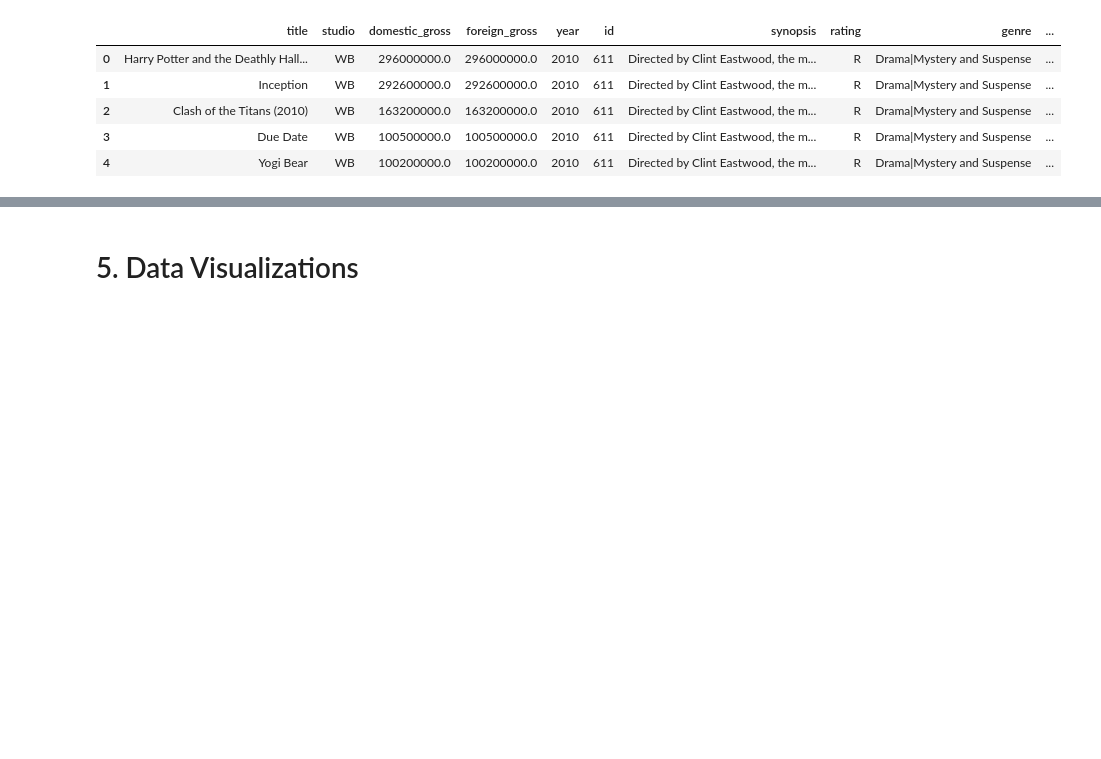
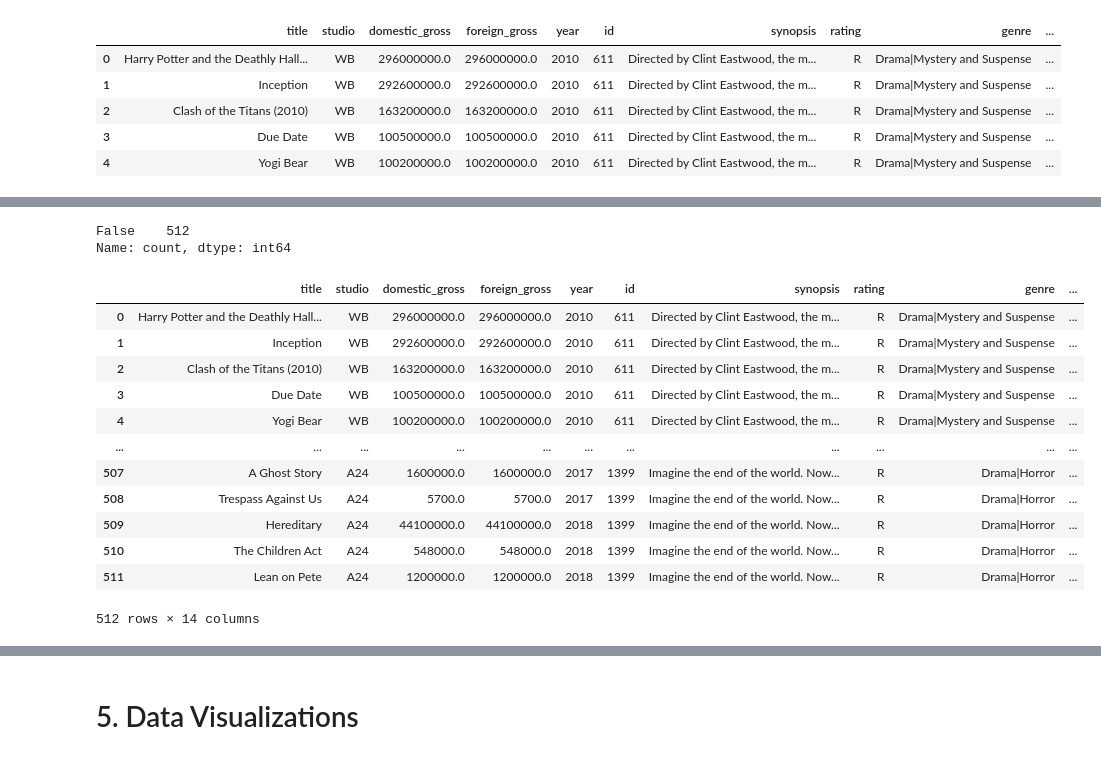
Before and after one commit to MuchiriKinyua/Microsoft-Movie-Project, a Jupyter notebook: Microsoft Movie project.ipynb, the cells around one changed output, grey strips where cells are left out. Cells and saved outputs as stored; diff of their text form; code cells hidden in the pictures; blank space fills up the shorter version.

```diff
--- a/Microsoft Movie project.ipynb
+++ b/Microsoft Movie project.ipynb
@@ -799,0 +789,24 @@ print(unique_values)
+# %%
+# Checking for any duplicated file
+bom_and_rt.duplicated().value_counts()
+# %% [output]
+False    512
+Name: count, dtype: int64
+# %%
+# Let's combine the domestic_gross aand foreign_gross
+bom_and_rt["total_gross"] = bom_and_rt["domestic_gross"] + bom_and_rt["foreign_gross"]
+bom_and_rt
+# %% [output]
+|  | title | studio | domestic_gross | foreign_gross | year | id | synopsis | rating | genre | ... |
+| 0 | Harry Potter and the Deathly Hall... | WB | 296000000.0 | 296000000.0 | 2010 | 611 | Directed by Clint Eastwood, the m... | R | Drama|Mystery and Suspense | ... |
+| 1 | Inception | WB | 292600000.0 | 292600000.0 | 2010 | 611 | Directed by Clint Eastwood, the m... | R | Drama|Mystery and Suspense | ... |
+| 2 | Clash of the Titans (2010) | WB | 163200000.0 | 163200000.0 | 2010 | 611 | Directed by Clint Eastwood, the m... | R | Drama|Mystery and Suspense | ... |
+| 3 | Due Date | WB | 100500000.0 | 100500000.0 | 2010 | 611 | Directed by Clint Eastwood, the m... | R | Drama|Mystery and Suspense | ... |
+| 4 | Yogi Bear | WB | 100200000.0 | 100200000.0 | 2010 | 611 | Directed by Clint Eastwood, the m... | R | Drama|Mystery and Suspense | ... |
+| ... | ... | ... | ... | ... | ... | ... | ... | ... | ... | ... |
+| 507 | A Ghost Story | A24 | 1600000.0 | 1600000.0 | 2017 | 1399 | Imagine the end of the world. Now... | R | Drama|Horror | ... |
+| 508 | Trespass Against Us | A24 | 5700.0 | 5700.0 | 2017 | 1399 | Imagine the end of the world. Now... | R | Drama|Horror | ... |
+| 509 | Hereditary | A24 | 44100000.0 | 44100000.0 | 2018 | 1399 | Imagine the end of the world. Now... | R | Drama|Horror | ... |
+| 510 | The Children Act | A24 | 548000.0 | 548000.0 | 2018 | 1399 | Imagine the end of the world. Now... | R | Drama|Horror | ... |
+| 511 | Lean on Pete | A24 | 1200000.0 | 1200000.0 | 2018 | 1399 | Imagine the end of the world. Now... | R | Drama|Horror | ... |
+512 rows × 14 columns
```
Also changed, not shown: parts of 9 cells of this notebook.
